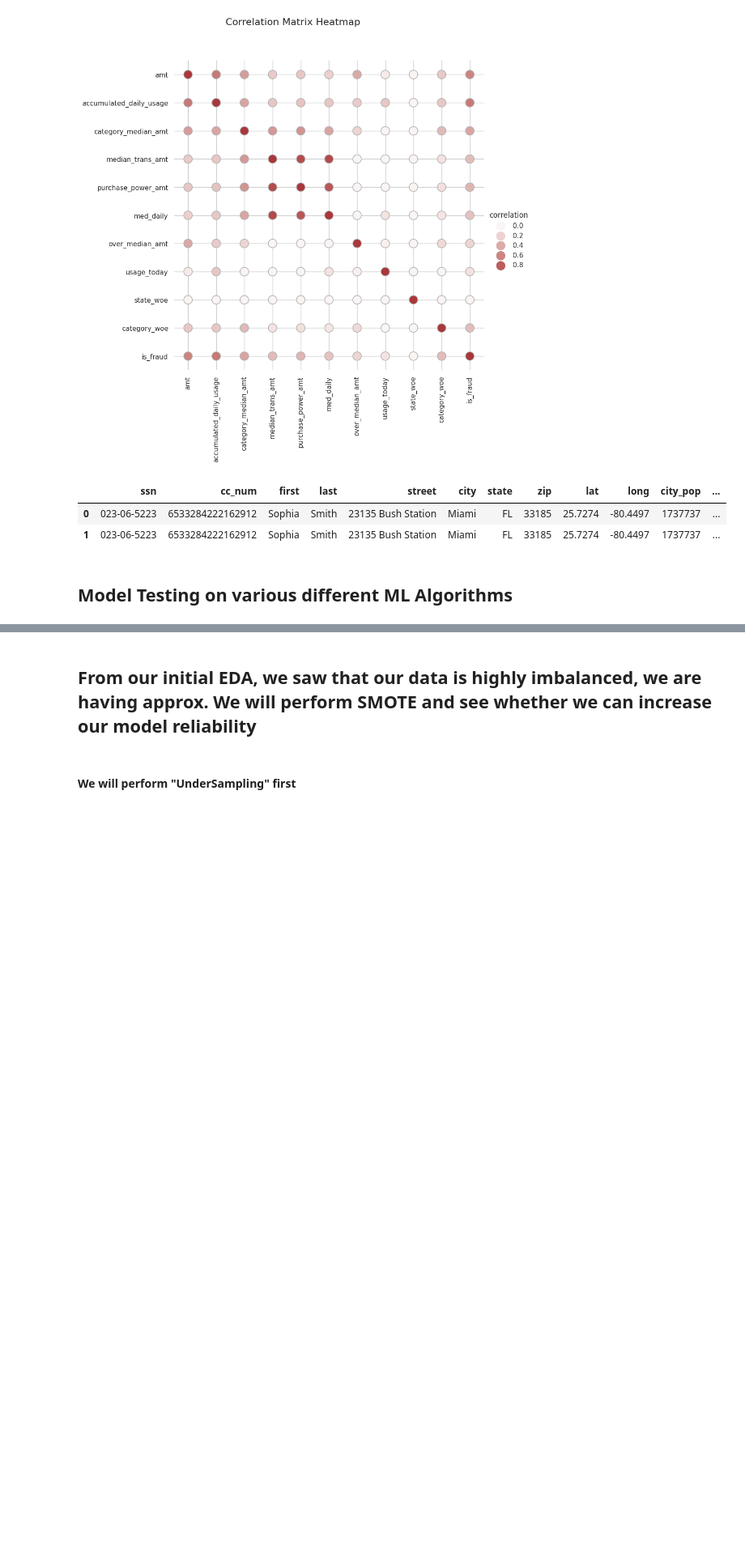
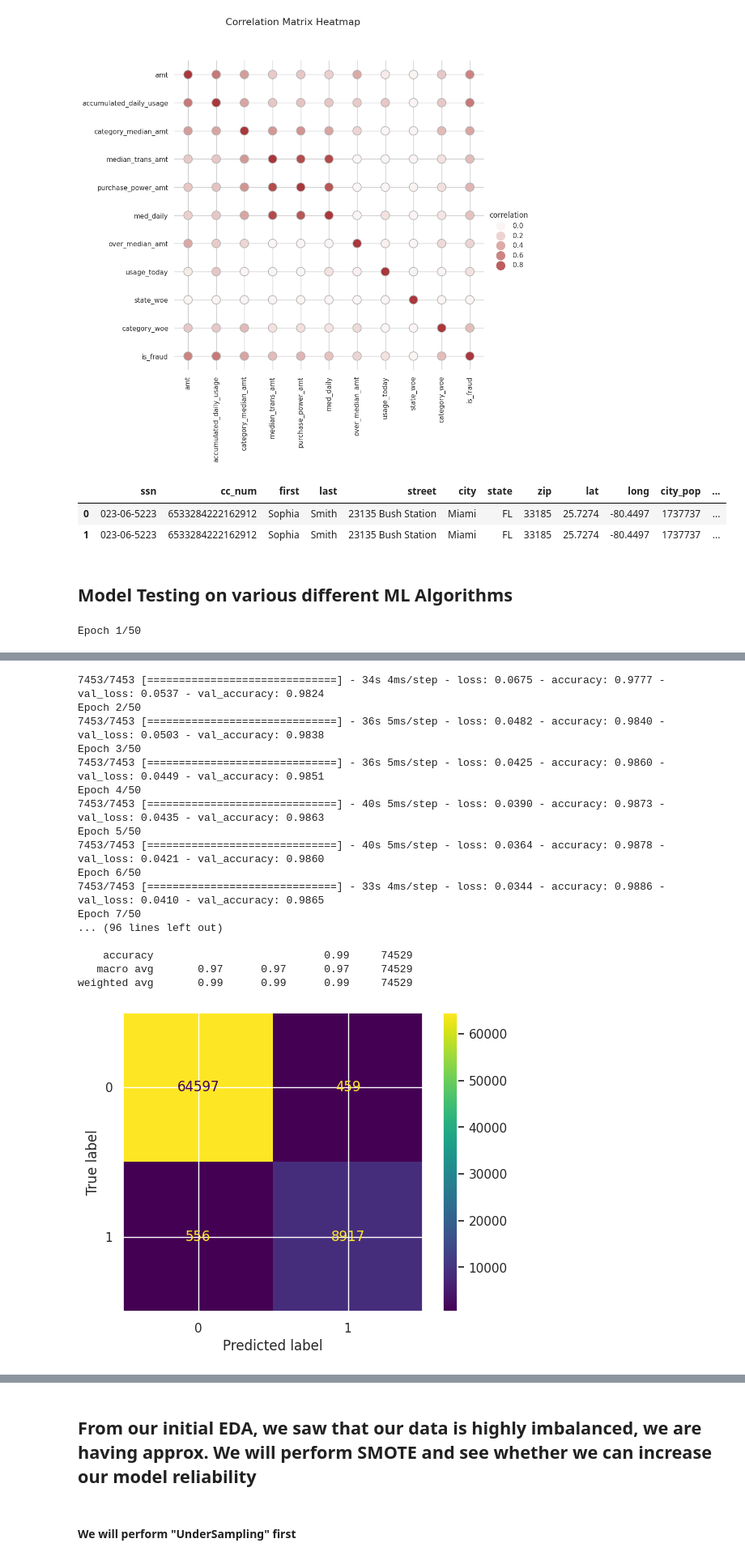
Before and after one commit to nagurao/sharing, a Jupyter notebook: FinalProject-Group4.ipynb, the cells around one changed output, grey strips where cells are left out. Shown at 81% size. Drawn from its saved outputs; the diff is of its cells as text; code cells hidden in the pictures; blank space fills up the shorter version.

```diff
--- a/FinalProject-Group4.ipynb
+++ b/FinalProject-Group4.ipynb
@@ -1653,6 +1653,8 @@ g.despine(left=True, bottom=True)
 g.ax.margins(.05)
 for label in g.ax.get_xticklabels():
     label.set_rotation(90)
+sns.set()
+clean_df(corr_df)
 # %% [output]
 [figure]
 # %%
@@ -1754,5 +1758,8 @@ X
 # %%
 #We will first create a Base Neural Network Model and build on top of it.
+# %%
+sns.set()
+sns.reset_defaults()
 # %%
 # Define a baseline neural network model
 def baseline_model():
@@ -1767,7 +1774,7 @@ def baseline_model():
 
 # Train and evaluate the baseline model
 baseline_model = baseline_model()
-baseline_model_history = baseline_model.fit(X_train, y_train, epochs=20, batch_size=32, verbose=1, validation_split=0.2)
+baseline_model_history = baseline_model.fit(X_train, y_train, epochs=50, batch_size=32, verbose=1, validation_split=0.2)
 trained_model_file = 'baseline_nn_model.pkl'
 # Check if the pickle file exists and delete it
 if os.path.exists(trained_model_file):
@@ -1804,7 +1811,7 @@ plt.xlim([0.0, 1.0])
 plt.ylim([0.0, 1.05])
 plt.xlabel('False Positive Rate (FPR)')
 plt.ylabel('True Positive Rate (TPR) or Recall')
-plt.title('Receiver Operating Characteristic (ROC) Curve')
+plt.title('Receiver Operating Characteristic (ROC) Curve - Baseline Model')
 plt.legend(loc='lower right')
 plt.grid(True)
 plt.show()
@@ -1817,3 +1824,5 @@ plt.ylabel('Loss')
 plt.xlabel('Epoch')
 plt.legend(['train', 'val'], loc='upper right')
 plt.show()
+# %% [output]
+Epoch 1/50
@@ -1819,0 +1830,18 @@ plt.show()
+7453/7453 [==============================] - 34s 4ms/step - loss: 0.0675 - accuracy: 0.9777 - val_loss: 0.0537 - val_accuracy: 0.9824
+Epoch 2/50
+7453/7453 [==============================] - 36s 5ms/step - loss: 0.0482 - accuracy: 0.9840 - val_loss: 0.0503 - val_accuracy: 0.9838
+Epoch 3/50
+7453/7453 [==============================] - 36s 5ms/step - loss: 0.0425 - accuracy: 0.9860 - val_loss: 0.0449 - val_accuracy: 0.9851
+Epoch 4/50
+7453/7453 [==============================] - 40s 5ms/step - loss: 0.0390 - accuracy: 0.9873 - val_loss: 0.0435 - val_accuracy: 0.9863
+Epoch 5/50
+7453/7453 [==============================] - 40s 5ms/step - loss: 0.0364 - accuracy: 0.9878 - val_loss: 0.0421 - val_accuracy: 0.9860
+Epoch 6/50
+7453/7453 [==============================] - 33s 4ms/step - loss: 0.0344 - accuracy: 0.9886 - val_loss: 0.0410 - val_accuracy: 0.9865
+Epoch 7/50
+... (96 lines left out)
+
+    accuracy                           0.99     74529
+   macro avg       0.97      0.97      0.97     74529
+weighted avg       0.99      0.99      0.99     74529
+[figure, added]
```
Also changed, not shown: parts of 13 cells of this notebook, 4 other files.
